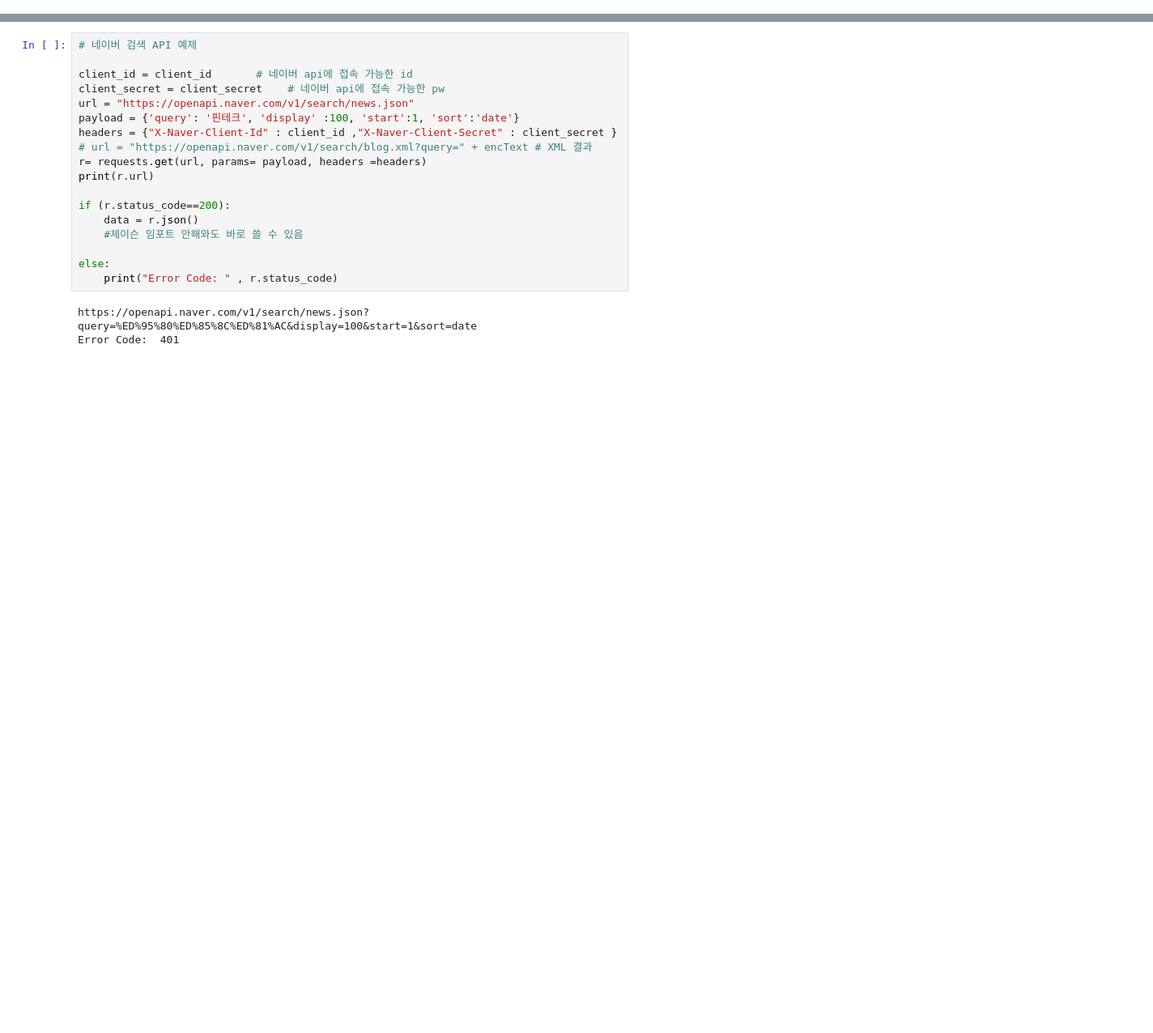
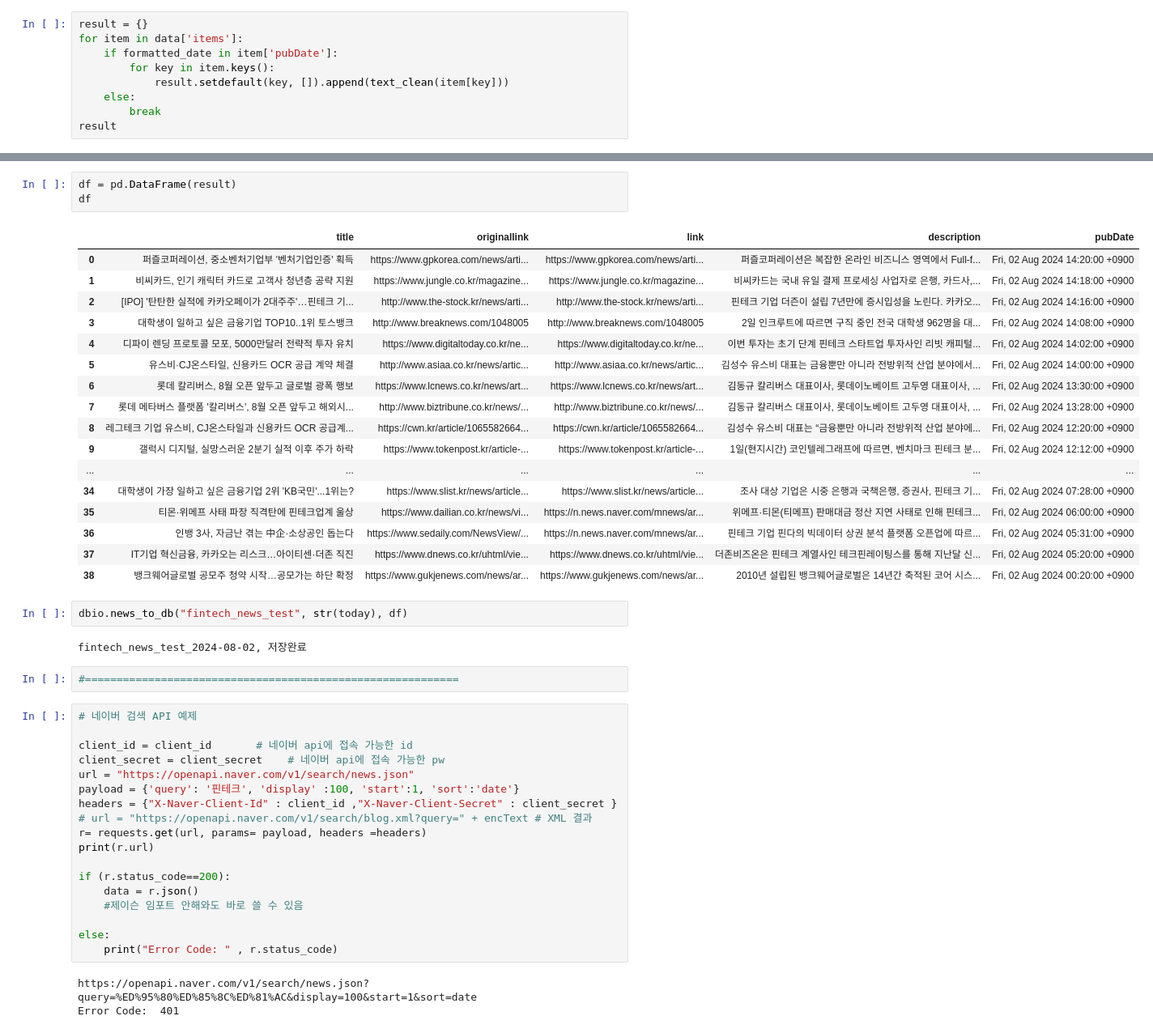
Before and after one commit to haezeong/fintech_service, a Jupyter notebook: 05_data_scraping/13네이버api_핀테크_뉴스_수집자동화.ipynb, the cells around one changed output, grey strips where cells are left out. Shown at 81% size. Drawn from its saved outputs; the diff is of its cells as text; blank space fills up the shorter version.

```diff
--- a/05_data_scraping/13네이버api_핀테크_뉴스_수집자동화.ipynb
+++ b/05_data_scraping/13네이버api_핀테크_뉴스_수집자동화.ipynb
@@ -28,0 +36,9 @@ Error Code: 401
+# %%
+result = {}
+for item in data['items']:
+    if formatted_date in item['pubDate']:
+        for key in item.keys():
+            result.setdefault(key, []).append(text_clean(item[key]))
+    else:
+        break
+result
@@ -29,3 +63,30 @@ Error Code: 401
+# %%
+df = pd.DataFrame(result)
+df
+# %% [output]
+|  | title | originallink | link | description | pubDate |
+| 0 | 퍼즐코퍼레이션, 중소벤처기업부 '벤처기업인증' 획득 | https://www.gpkorea.com/news/arti... | https://www.gpkorea.com/news/arti... | 퍼즐코퍼레이션은 복잡한 온라인 비즈니스 영역에서 Full-f... | Fri, 02 Aug 2024 14:20:00 +0900 |
+| 1 | 비씨카드, 인기 캐릭터 카드로 고객사 청년층 공략 지원 | https://www.jungle.co.kr/magazine... | https://www.jungle.co.kr/magazine... | 비씨카드는 국내 유일 결제 프로세싱 사업자로 은행, 카드사,... | Fri, 02 Aug 2024 14:18:00 +0900 |
+| 2 | [IPO] '탄탄한 실적에 카카오페이가 2대주주'…핀테크 기... | http://www.the-stock.kr/news/arti... | http://www.the-stock.kr/news/arti... | 핀테크 기업 더즌이 설립 7년만에 증시입성을 노린다. 카카오... | Fri, 02 Aug 2024 14:16:00 +0900 |
+| 3 | 대학생이 일하고 싶은 금융기업 TOP10..1위 토스뱅크 | http://www.breaknews.com/1048005 | http://www.breaknews.com/1048005 | 2일 인크루트에 따르면 구직 중인 전국 대학생 962명을 대... | Fri, 02 Aug 2024 14:08:00 +0900 |
+| 4 | 디파이 렌딩 프로토콜 모포, 5000만달러 전략적 투자 유치 | https://www.digitaltoday.co.kr/ne... | https://www.digitaltoday.co.kr/ne... | 이번 투자는 초기 단계 핀테크 스타트업 투자사인 리빗 캐피털... | Fri, 02 Aug 2024 14:02:00 +0900 |
+| 5 | 유스비·CJ온스타일, 신용카드 OCR 공급 계약 체결 | http://www.asiaa.co.kr/news/artic... | http://www.asiaa.co.kr/news/artic... | 김성수 유스비 대표는 금융뿐만 아니라 전방위적 산업 분야에서... | Fri, 02 Aug 2024 14:00:00 +0900 |
+| 6 | 롯데 칼리버스, 8월 오픈 앞두고 글로벌 광폭 행보 | https://www.lcnews.co.kr/news/art... | https://www.lcnews.co.kr/news/art... | 김동규 칼리버스 대표이사, 롯데이노베이트 고두영 대표이사, ... | Fri, 02 Aug 2024 13:30:00 +0900 |
+| 7 | 롯데 메타버스 플랫폼 '칼리버스', 8월 오픈 앞두고 해외시... | http://www.biztribune.co.kr/news/... | http://www.biztribune.co.kr/news/... | 김동규 칼리버스 대표이사, 롯데이노베이트 고두영 대표이사, ... | Fri, 02 Aug 2024 13:28:00 +0900 |
+| 8 | 레그테크 기업 유스비, CJ온스타일과 신용카드 OCR 공급계... | https://cwn.kr/article/1065582664... | https://cwn.kr/article/1065582664... | 김성수 유스비 대표는 “금융뿐만 아니라 전방위적 산업 분야에... | Fri, 02 Aug 2024 12:20:00 +0900 |
+| 9 | 갤럭시 디지털, 실망스러운 2분기 실적 이후 주가 하락 | https://www.tokenpost.kr/article-... | https://www.tokenpost.kr/article-... | 1일(현지시간) 코인텔레그래프에 따르면, 벤치마크 핀테크 분... | Fri, 02 Aug 2024 12:12:00 +0900 |
+| ... | ... | ... | ... | ... | ... |
+| 34 | 대학생이 가장 일하고 싶은 금융기업 2위 'KB국민'...1위는? | https://www.slist.kr/news/article... | https://www.slist.kr/news/article... | 조사 대상 기업은 시중 은행과 국책은행, 증권사, 핀테크 기... | Fri, 02 Aug 2024 07:28:00 +0900 |
+| 35 | 티몬·위메프 사태 파장 직격탄에 핀테크업계 울상 | https://www.dailian.co.kr/news/vi... | https://n.news.naver.com/mnews/ar... | 위메프·티몬(티메프) 판매대금 정산 지연 사태로 인해 핀테크... | Fri, 02 Aug 2024 06:00:00 +0900 |
+| 36 | 인뱅 3사, 자금난 겪는 中企·소상공인 돕는다 | https://www.sedaily.com/NewsView/... | https://n.news.naver.com/mnews/ar... | 핀테크 기업 핀다의 빅데이터 상권 분석 플랫폼 오픈업에 따르... | Fri, 02 Aug 2024 05:31:00 +0900 |
+| 37 | IT기업 혁신금융, 카카오는 리스크…아이티센·더존 직진 | https://www.dnews.co.kr/uhtml/vie... | https://www.dnews.co.kr/uhtml/vie... | 더존비즈온은 핀테크 계열사인 테크핀레이팅스를 통해 지난달 신... | Fri, 02 Aug 2024 05:20:00 +0900 |
+| 38 | 뱅크웨어글로벌 공모주 청약 시작…공모가는 하단 확정 | https://www.gukjenews.com/news/ar... | https://www.gukjenews.com/news/ar... | 2010년 설립된 뱅크웨어글로벌은 14년간 축적된 코어 시스... | Fri, 02 Aug 2024 00:20:00 +0900 |
+# %%
+dbio.news_to_db("fintech_news_test", str(today), df)
+# %% [output]
+fintech_news_test_2024-08-02, 저장완료
+# %%
+#===========================================================
 # %%
 # 네이버 검색 API 예제
 
```
Also changed, not shown: parts of 5 cells of this notebook, 8 other files.
